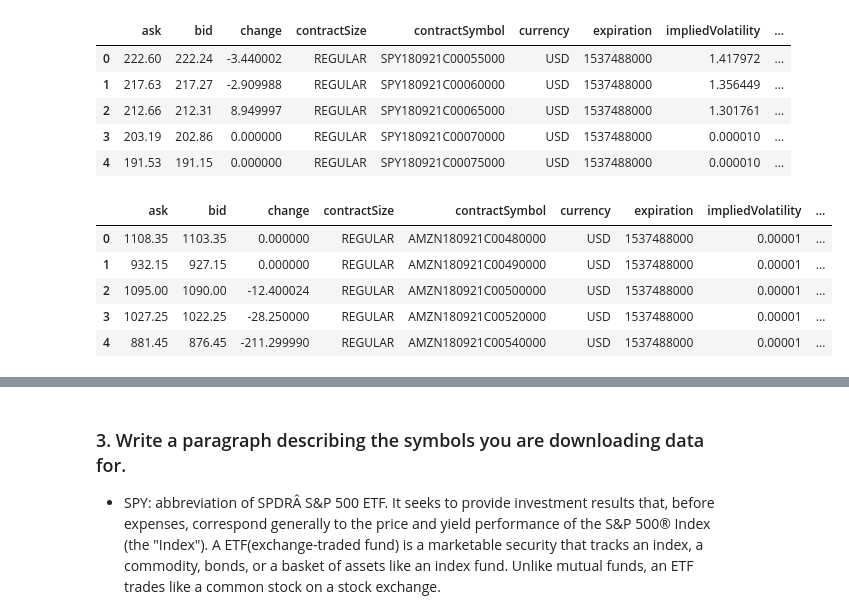
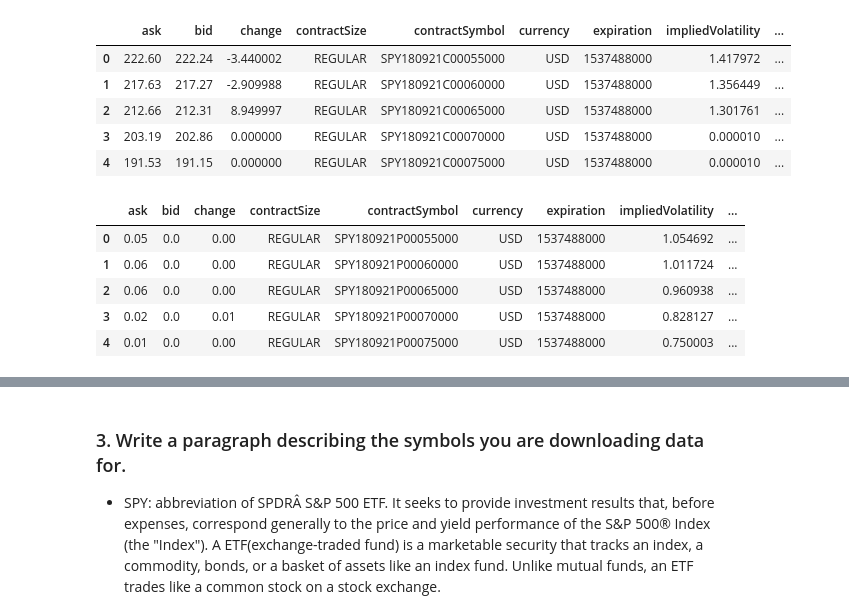
Before and after one commit to jerryxyx/Python, a Jupyter notebook: CourseProjects/621/FE621HW1Jerry.ipynb, the cells around one changed output, grey strips where cells are left out. Drawn from its saved outputs; the diff is of its cells as text; code cells hidden in the pictures.

```diff
--- a/CourseProjects/621/FE621HW1Jerry.ipynb
+++ b/CourseProjects/621/FE621HW1Jerry.ipynb
@@ -135,9 +142,13 @@ equities_df.iloc[4,:,:]
+# %%
+t_expired = datetime.datetime(2018,9,21)
+# %%
+three_months_unix = int((t_expired- datetime.datetime(1970,1,1)).total_seconds())
 # %%
 import urllib
 import json
 from pandas.io.json import json_normalize
 def get_option_yahoo(symbol):
-    unix_time = "1537488000" # GMT: 2018,9,21 Friday 12 AM
+    unix_time = three_months_unix # GMT: 2018,9,21 Friday 12 AM
     request = urllib.request.Request("https://query2.finance.yahoo.com/v7/finance/options/{}?date={}".format(symbol,unix_time))
     response = urllib.request.urlopen(request)
     option_data = response.read()
@@ -146,4 +157,5 @@ def get_option_yahoo(symbol):
     puts_data = data["optionChain"]["result"][0]["options"][0]["puts"][:]
     calls_df = pd.DataFrame(calls_data)
     puts_df = pd.DataFrame(puts_data)
-    return calls_df, puts_df
+    quote_series = pd.Series(data["optionChain"]["result"][0]["quote"])
+    return calls_df, puts_df, quote_series
@@ -150,2 +164,3 @@ def get_option_yahoo(symbol):
 # %%
-spy_call, spy_put = get_option_yahoo('SPY')
+spy_call, spy_put, spy_quote = get_option_yahoo('SPY')
+amzn_call, amzn_put, amzn_quote = get_option_yahoo('AMZN')
@@ -165,11 +174,11 @@ spy_call.head()
 | 3 | 203.19 | 202.86 | 0.000000 | REGULAR | SPY180921C00070000 | USD | 1537488000 | 0.000010 | ... |
 | 4 | 191.53 | 191.15 | 0.000000 | REGULAR | SPY180921C00075000 | USD | 1537488000 | 0.000010 | ... |
 # %%
-amzn_call.head()
+spy_put.head()
 # %% [output]
 |  | ask | bid | change | contractSize | contractSymbol | currency | expiration | impliedVolatility | ... |
-| 0 | 1108.35 | 1103.35 | 0.000000 | REGULAR | AMZN180921C00480000 | USD | 1537488000 | 0.00001 | ... |
-| 1 | 932.15 | 927.15 | 0.000000 | REGULAR | AMZN180921C00490000 | USD | 1537488000 | 0.00001 | ... |
-| 2 | 1095.00 | 1090.00 | -12.400024 | REGULAR | AMZN180921C00500000 | USD | 1537488000 | 0.00001 | ... |
-| 3 | 1027.25 | 1022.25 | -28.250000 | REGULAR | AMZN180921C00520000 | USD | 1537488000 | 0.00001 | ... |
-| 4 | 881.45 | 876.45 | -211.299990 | REGULAR | AMZN180921C00540000 | USD | 1537488000 | 0.00001 | ... |
+| 0 | 0.05 | 0.0 | 0.00 | REGULAR | SPY180921P00055000 | USD | 1537488000 | 1.054692 | ... |
+| 1 | 0.06 | 0.0 | 0.00 | REGULAR | SPY180921P00060000 | USD | 1537488000 | 1.011724 | ... |
+| 2 | 0.06 | 0.0 | 0.00 | REGULAR | SPY180921P00065000 | USD | 1537488000 | 0.960938 | ... |
+| 3 | 0.02 | 0.0 | 0.01 | REGULAR | SPY180921P00070000 | USD | 1537488000 | 0.828127 | ... |
+| 4 | 0.01 | 0.0 | 0.00 | REGULAR | SPY180921P00075000 | USD | 1537488000 | 0.750003 | ... |
```
Also changed, not shown: parts of 48 cells of this notebook, 12 other files.
